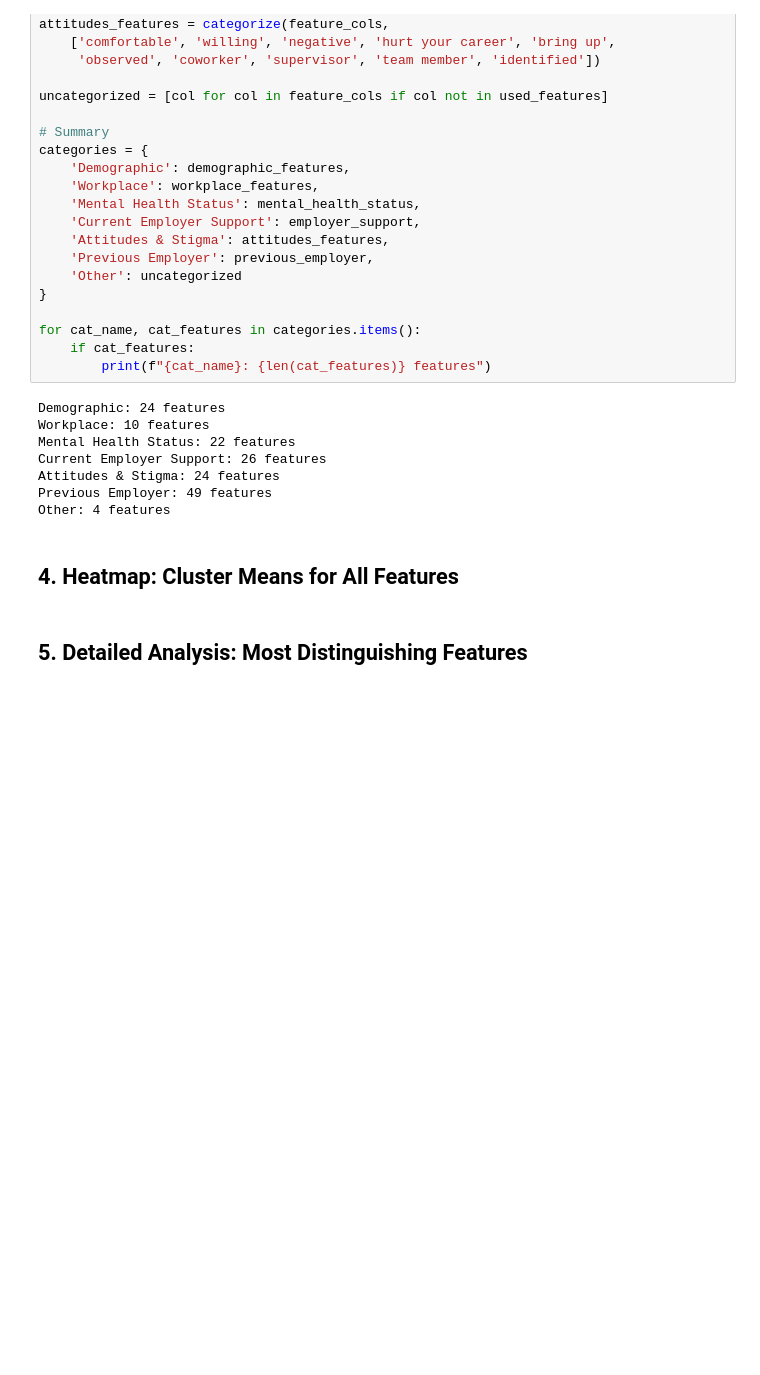
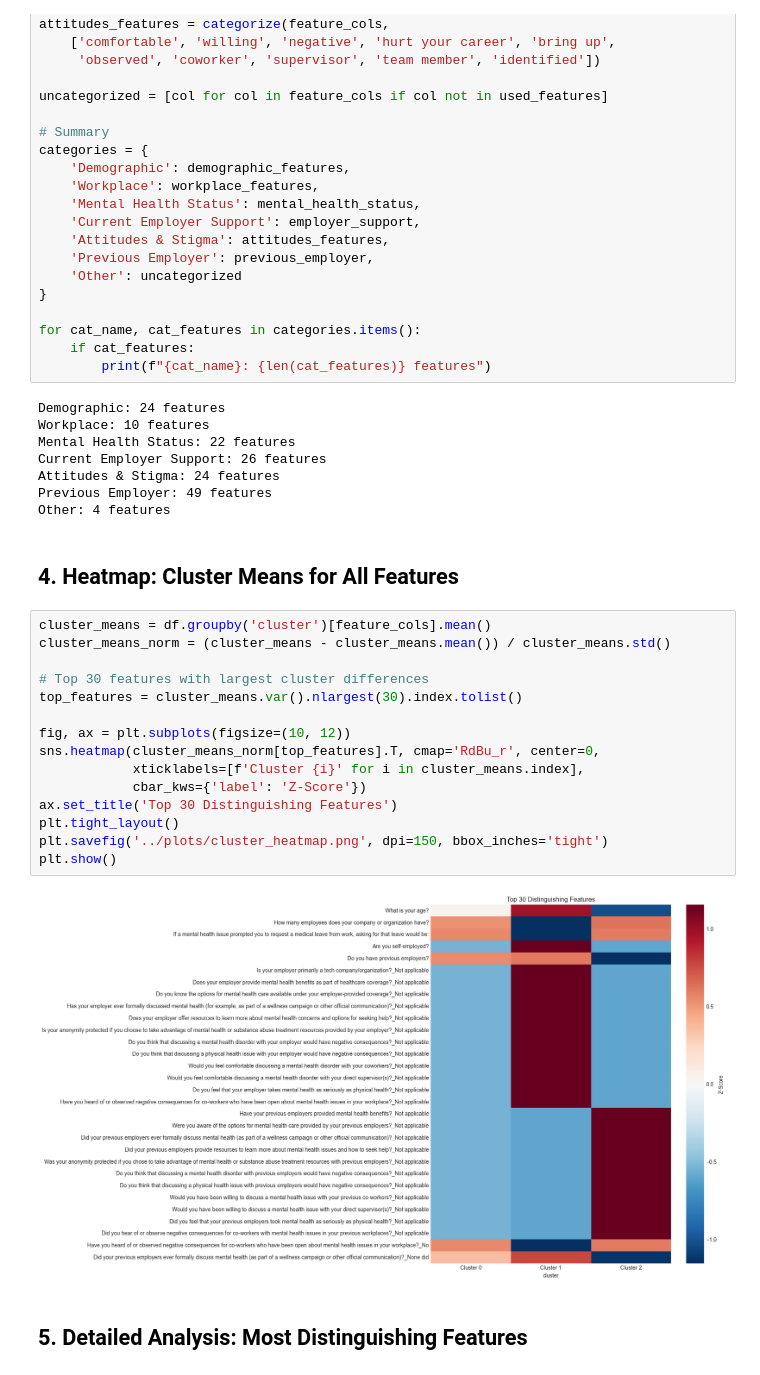
Before and after one commit to svenb23/ML-UL-FE, a Jupyter notebook: Notebooks/04_interpretation.ipynb, the cells around one changed output. Saved outputs shown, nothing was run; the diff lists cells and outputs as text; blank space fills up the shorter version.

Commit message:
Add heatmap and top features analysis for cluster interpretation

```diff
--- a/Notebooks/04_interpretation.ipynb
+++ b/Notebooks/04_interpretation.ipynb
@@ -112,5 +112,22 @@ Previous Employer: 49 features
 Other: 4 features
 # %% [markdown]
 ## 4. Heatmap: Cluster Means for All Features
+# %%
+cluster_means = df.groupby('cluster')[feature_cols].mean()
+cluster_means_norm = (cluster_means - cluster_means.mean()) / cluster_means.std()
+
+# Top 30 features with largest cluster differences
+top_features = cluster_means.var().nlargest(30).index.tolist()
+
+fig, ax = plt.subplots(figsize=(10, 12))
+sns.heatmap(cluster_means_norm[top_features].T, cmap='RdBu_r', center=0,
+            xticklabels=[f'Cluster {i}' for i in cluster_means.index],
+            cbar_kws={'label': 'Z-Score'})
+ax.set_title('Top 30 Distinguishing Features')
+plt.tight_layout()
+plt.savefig('../plots/cluster_heatmap.png', dpi=150, bbox_inches='tight')
+plt.show()
+# %% [output]
+[figure, added]
 # %% [markdown]
 ## 5. Detailed Analysis: Most Distinguishing Features
```
Also changed, not shown: parts of 1 cell of this notebook, 2 other files.
